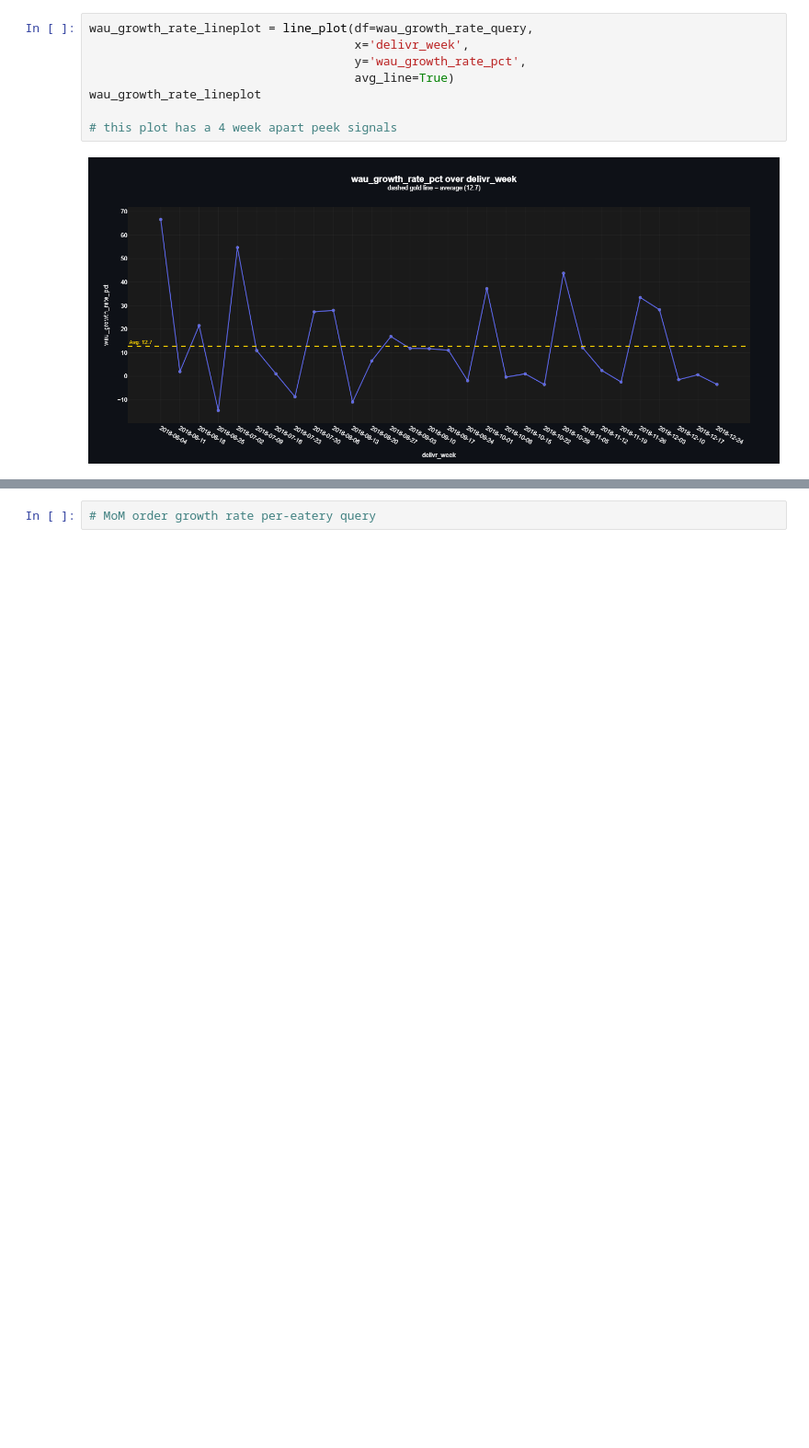
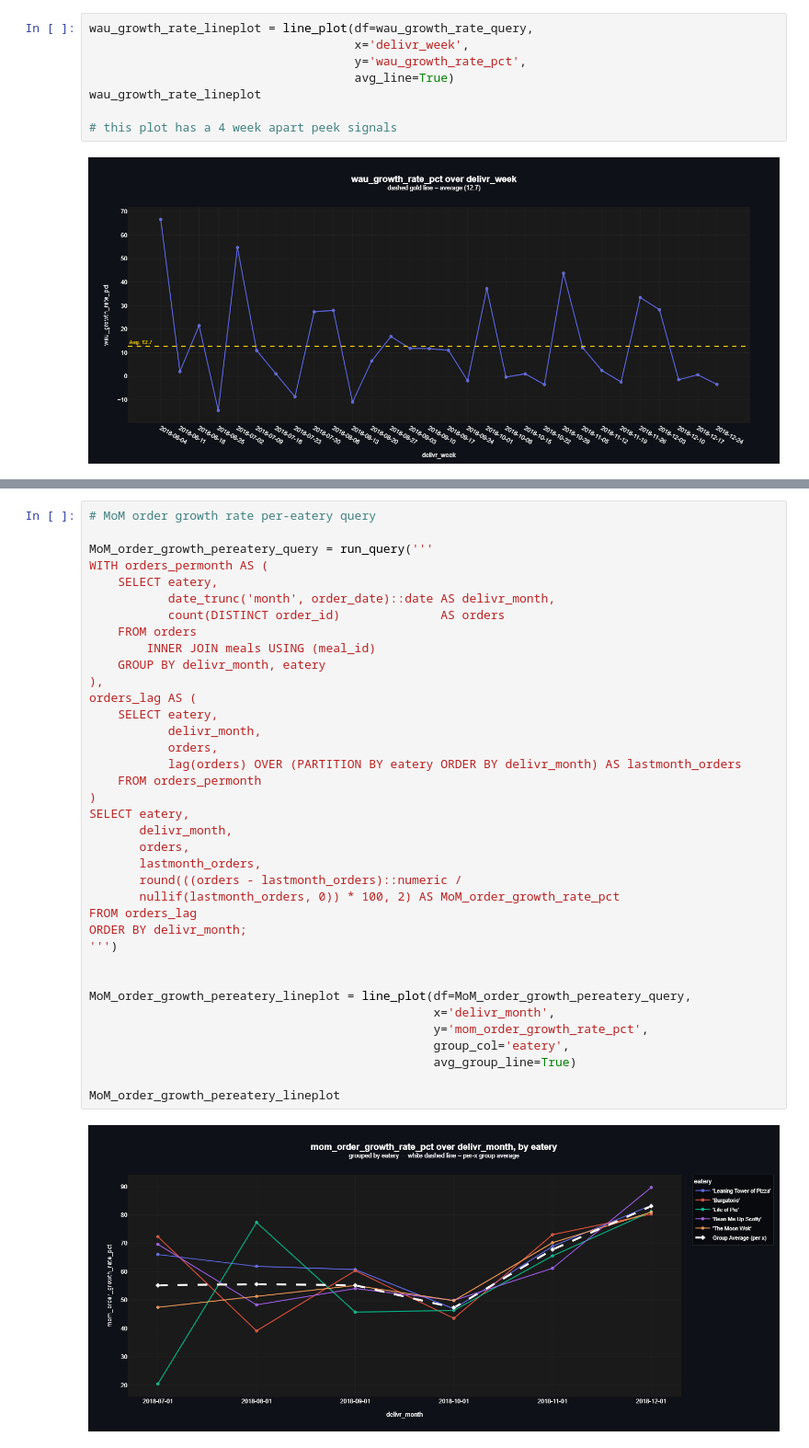
Before and after one commit to arianmokhtariha/Delivr-Business-Analysis, a Jupyter notebook: user-centric-KPI's.ipynb, the cells around one changed output, grey strips where cells are left out. Shown at 92% size. Drawn from its saved outputs; the diff is of its cells as text; blank space fills up the shorter version.

```diff
--- a/user-centric-KPI's.ipynb
+++ b/user-centric-KPI's.ipynb
@@ -580,2 +644,39 @@ wau_growth_rate_lineplot
 # %%
 # MoM order growth rate per-eatery query
+
+MoM_order_growth_pereatery_query = run_query('''
+WITH orders_permonth AS (
+    SELECT eatery,
+           date_trunc('month', order_date)::date AS delivr_month,
+           count(DISTINCT order_id)              AS orders
+    FROM orders
+        INNER JOIN meals USING (meal_id)
+    GROUP BY delivr_month, eatery
+),
+orders_lag AS (
+    SELECT eatery,
+           delivr_month,
+           orders,
+           lag(orders) OVER (PARTITION BY eatery ORDER BY delivr_month) AS lastmonth_orders
+    FROM orders_permonth
+)
+SELECT eatery,
+       delivr_month,
+       orders,
+       lastmonth_orders,
+       round(((orders - lastmonth_orders)::numeric /
+       nullif(lastmonth_orders, 0)) * 100, 2) AS MoM_order_growth_rate_pct
+FROM orders_lag
+ORDER BY delivr_month;
+''')
+
+
+MoM_order_growth_pereatery_lineplot = line_plot(df=MoM_order_growth_pereatery_query,
+                                                x='delivr_month',
+                                                y='mom_order_growth_rate_pct',
+                                                group_col='eatery',
+                                                avg_group_line=True)
+
+MoM_order_growth_pereatery_lineplot
+# %% [output]
+[figure, added]
```
Also changed, not shown: parts of 4 cells of this notebook.
